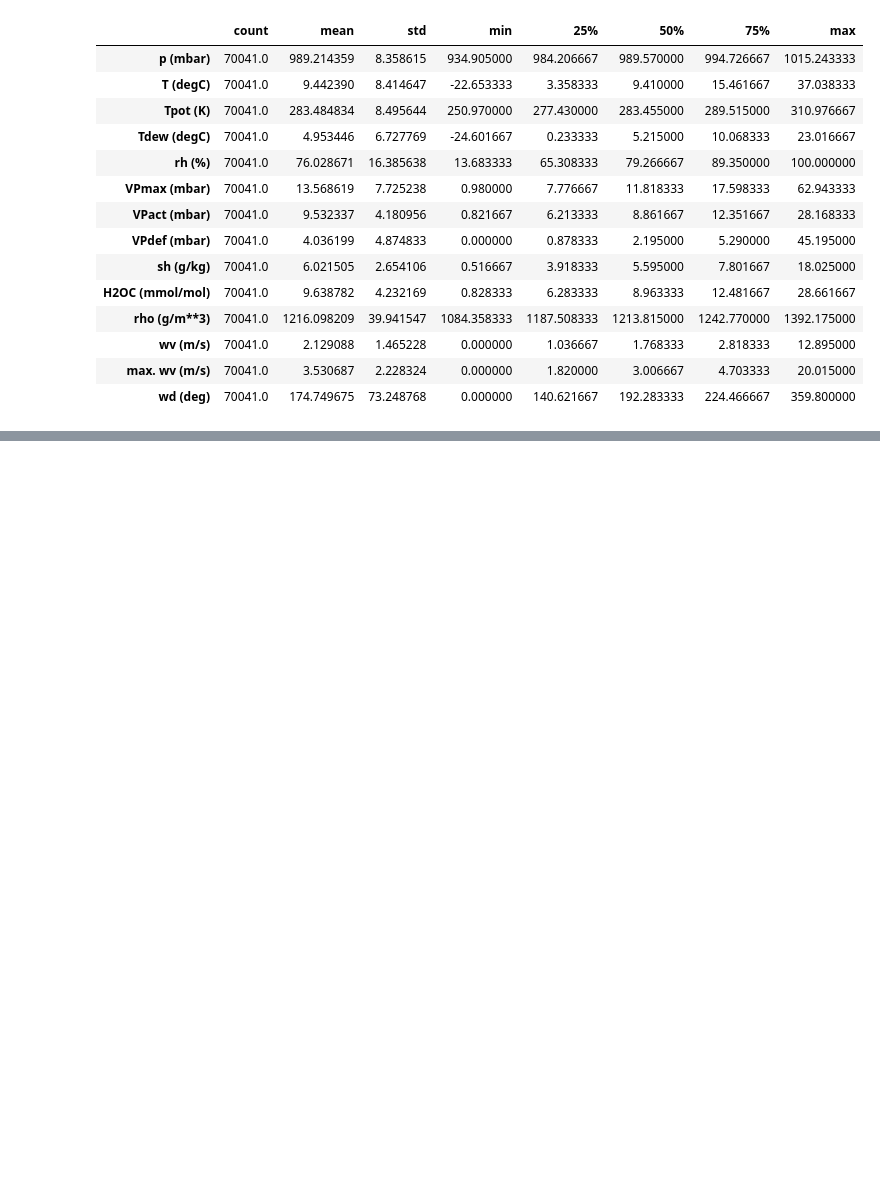
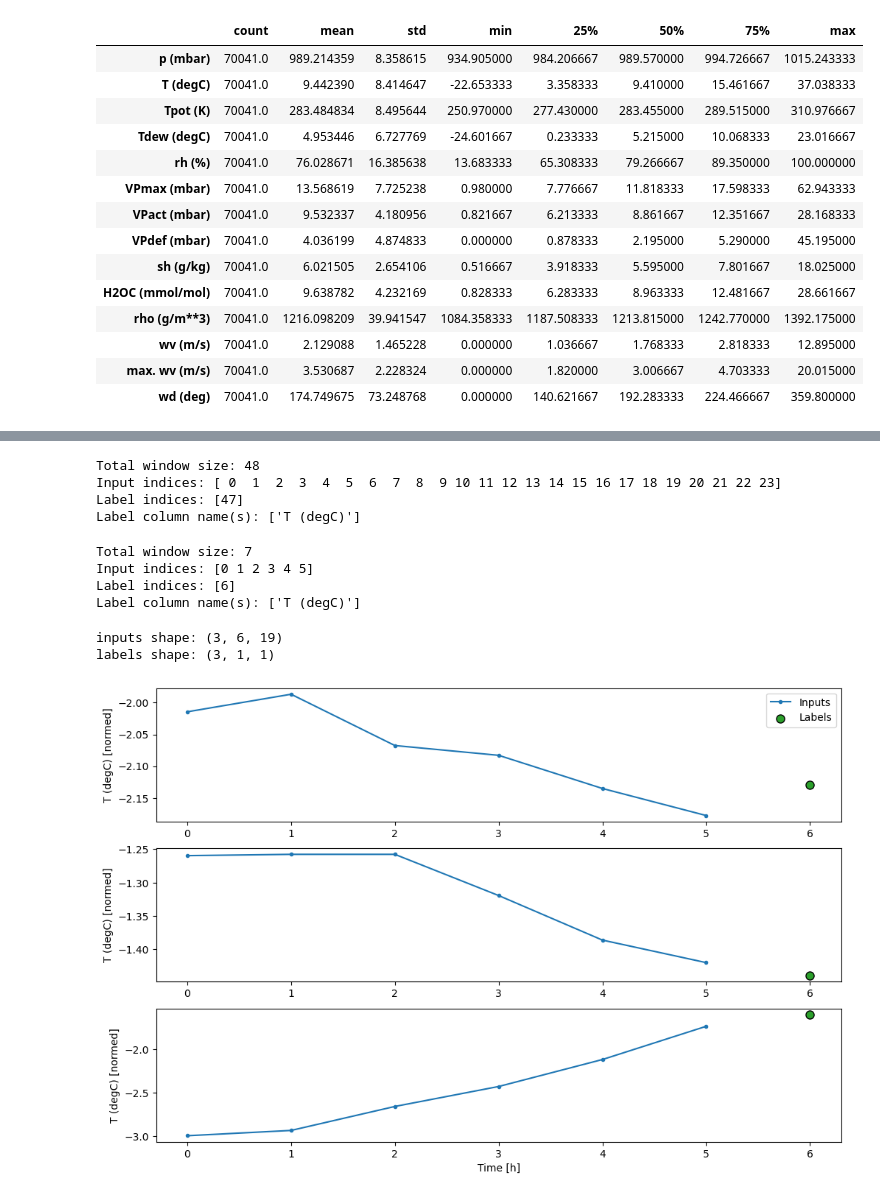
Before and after one commit to freemancho1/ai-projects, a Jupyter notebook: 40-WORK-T213P310/51-ts-climate.ipynb, the cells around one changed output, grey strips where cells are left out. Saved outputs shown, nothing was run; the diff lists cells and outputs as text; code cells hidden in the pictures; blank space fills up the shorter version.

```diff
--- a/40-WORK-T213P310/51-ts-climate.ipynb
+++ b/40-WORK-T213P310/51-ts-climate.ipynb
@@ -128,0 +332,32 @@ https://www.tensorflow.org/tutorials/structured_data/time_series?hl=ko
+# %%
+w1 = WindowGenerator(input_width=24, label_width=1, shift=24,
+                     label_cols=['T (degC)'])
+w1
+# %% [output]
+Total window size: 48
+Input indices: [ 0  1  2  3  4  5  6  7  8  9 10 11 12 13 14 15 16 17 18 19 20 21 22 23]
+Label indices: [47]
+Label column name(s): ['T (degC)']
+# %%
+w2 = WindowGenerator(input_width=6, label_width=1, shift=1, label_cols=['T (degC)'])
+w2
+# %% [output]
+Total window size: 7
+Input indices: [0 1 2 3 4 5]
+Label indices: [6]
+Label column name(s): ['T (degC)']
+# %%
+example_window = tf.stack([
+    np.array(df_train[:w2.total_window_size]),
+    np.array(df_train[100:100+w2.total_window_size]),
+    np.array(df_train[200:200+w2.total_window_size])
+])
+
+example_inputs, example_labels = w2.split_window(example_window)
+# %% [output]
+inputs shape: (3, 6, 19)
+labels shape: (3, 1, 1)
+# %%
+w2.plot()
+# %% [output]
+[figure, added]
```
Also changed, not shown: parts of 20 cells of this notebook.
